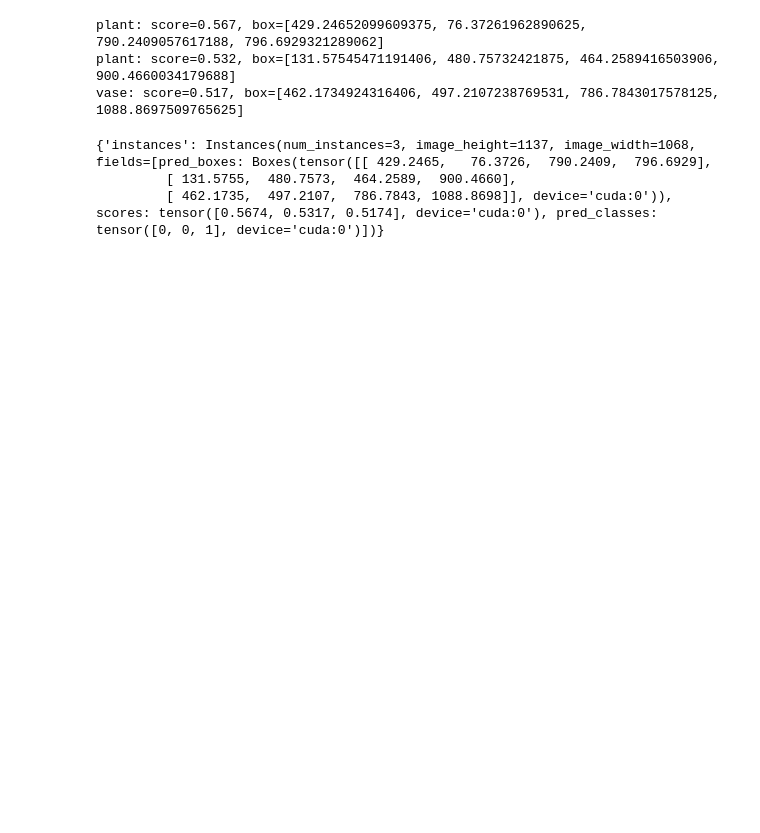
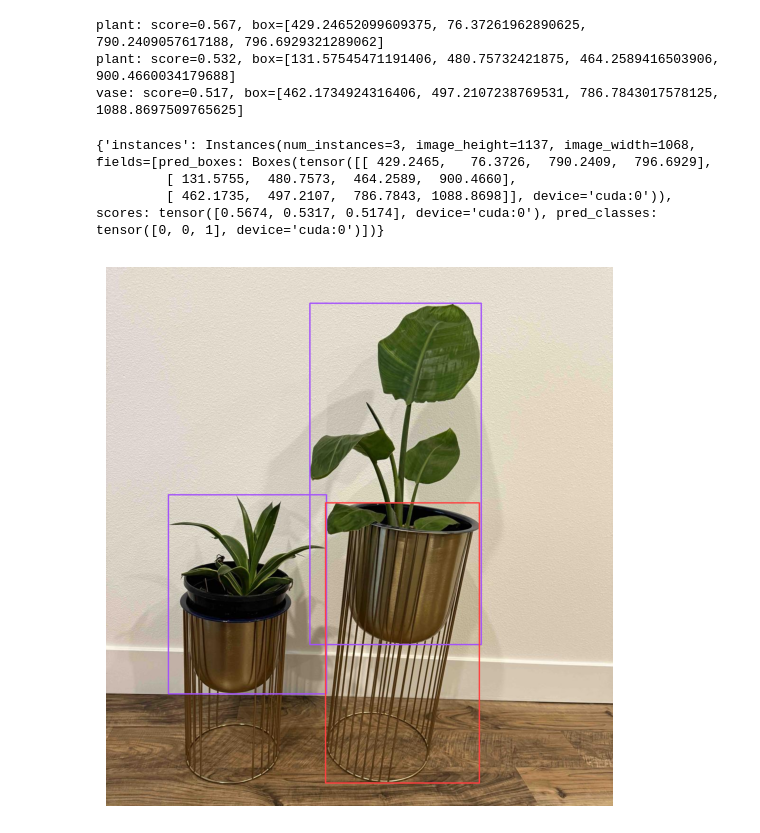
Before and after one commit to vmirly/GenAI-Hub, a Jupyter notebook: OV-DINO/ovdino_inference.ipynb, the cells around one changed output. Cells and saved outputs as stored; diff of their text form; code cells hidden in the pictures; blank space fills up the shorter version.

Commit message:
OV-DINO: visualize with supervision

```diff
--- a/OV-DINO/ovdino_inference.ipynb
+++ b/OV-DINO/ovdino_inference.ipynb
@@ -182,3 +182,23 @@ predictions
 {'instances': Instances(num_instances=3, image_height=1137, image_width=1068, fields=[pred_boxes: Boxes(tensor([[ 429.2465,   76.3726,  790.2409,  796.6929],
          [ 131.5755,  480.7573,  464.2589,  900.4660],
          [ 462.1735,  497.2107,  786.7843, 1088.8698]], device='cuda:0')), scores: tensor([0.5674, 0.5317, 0.5174], device='cuda:0'), pred_classes: tensor([0, 0, 1], device='cuda:0')])}
+# %%
+# visualizer the prefictions with supervision
+
+import supervision as sv
+import matplotlib.pyplot as plt
+
+detections = sv.Detections.from_detectron2(predictions)
+box_annotator = sv.BoxAnnotator(thickness=2)
+label_annotator = sv.LabelAnnotator(text_thickness=1, text_scale=0.8)
+annotated_image = box_annotator.annotate(
+    scene=bgr_image,
+    detections=detections
+)
+
+plt.figure(figsize=(7, 7), dpi=100)
+plt.imshow(cv2.cvtColor(annotated_image, cv2.COLOR_BGR2RGB))
+plt.axis('off')
+plt.show()
+# %% [output]
+[figure, added]
```
Also changed, not shown: parts of 1 cell of this notebook.
